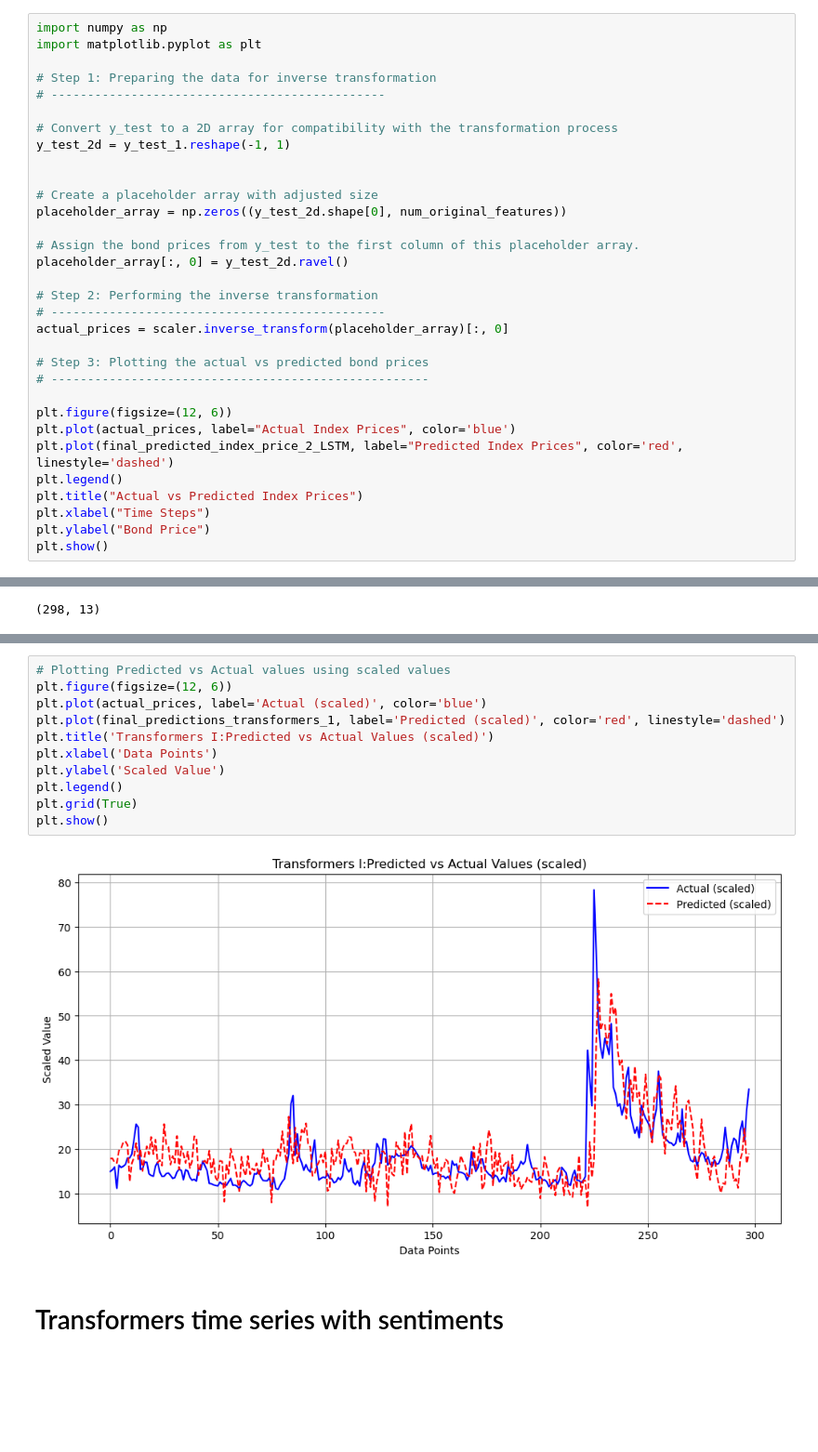
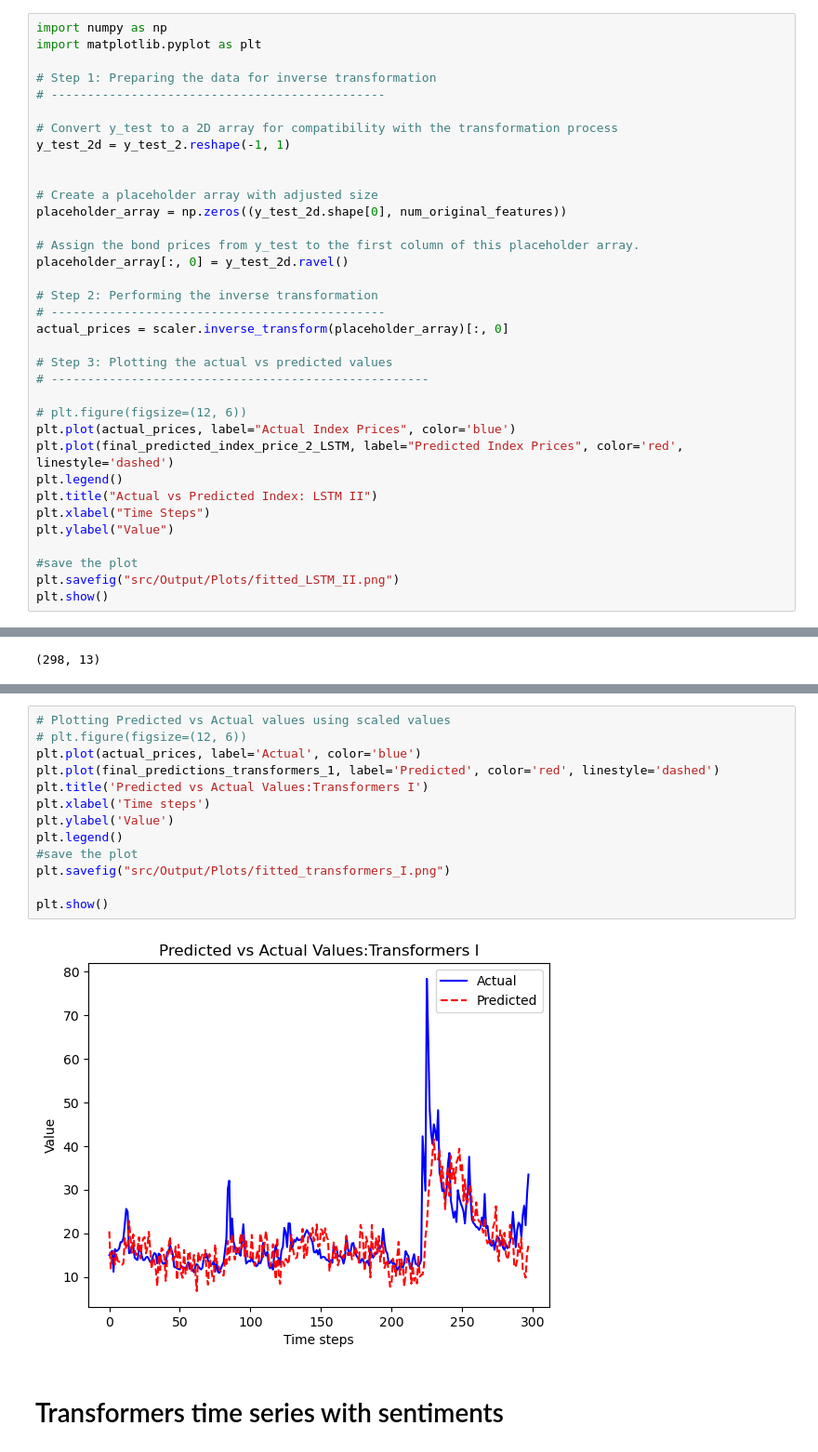
Before and after one commit to OzodbekOzodov/ecb-speeches, a Jupyter notebook: Project_main.ipynb, the cells around one changed output, grey strips where cells are left out. Shown at 93% size. Cells and saved outputs as stored; diff of their text form; blank space fills up the shorter version.

```diff
--- a/Project_main.ipynb
+++ b/Project_main.ipynb
@@ -1342,7 +1366,7 @@ import matplotlib.pyplot as plt
 # ----------------------------------------------
 
 # Convert y_test to a 2D array for compatibility with the transformation process
-y_test_2d = y_test_1.reshape(-1, 1)
+y_test_2d = y_test_2.reshape(-1, 1)
 
 
 # Create a placeholder array with adjusted size
@@ -1355,15 +1379,18 @@ placeholder_array[:, 0] = y_test_2d.ravel()
 # ----------------------------------------------
 actual_prices = scaler.inverse_transform(placeholder_array)[:, 0]
 
-# Step 3: Plotting the actual vs predicted bond prices
+# Step 3: Plotting the actual vs predicted values
 # ----------------------------------------------------
 
-plt.figure(figsize=(12, 6))
+# plt.figure(figsize=(12, 6))
 plt.plot(actual_prices, label="Actual Index Prices", color='blue')
 plt.plot(final_predicted_index_price_2_LSTM, label="Predicted Index Prices", color='red', linestyle='dashed')
 plt.legend()
-plt.title("Actual vs Predicted Index Prices")
+plt.title("Actual vs Predicted Index: LSTM II")
 plt.xlabel("Time Steps")
-plt.ylabel("Bond Price")
+plt.ylabel("Value")
+
+#save the plot
+plt.savefig("src/Output/Plots/fitted_LSTM_II.png")
 plt.show()
 # %% [output]
@@ -1755,16 +1788,18 @@ Root Mean Squared Error (RMSE): 0.2943931888435157
 # %%
 # Plotting Predicted vs Actual values using scaled values
-plt.figure(figsize=(12, 6))
-plt.plot(actual_prices, label='Actual (scaled)', color='blue')
-plt.plot(final_predictions_transformers_1, label='Predicted (scaled)', color='red', linestyle='dashed')
-plt.title('Transformers I:Predicted vs Actual Values (scaled)')
-plt.xlabel('Data Points')
-plt.ylabel('Scaled Value')
+# plt.figure(figsize=(12, 6))
+plt.plot(actual_prices, label='Actual', color='blue')
+plt.plot(final_predictions_transformers_1, label='Predicted', color='red', linestyle='dashed')
+plt.title('Predicted vs Actual Values:Transformers I')
+plt.xlabel('Time steps')
+plt.ylabel('Value')
 plt.legend()
-plt.grid(True)
+#save the plot
+plt.savefig("src/Output/Plots/fitted_transformers_I.png")
+
 plt.show()
 # %% [output]
-[figure, old version]
+[figure, new version]
 # %% [markdown]
 # Transformers time series with sentiments
 # %%
```
Also changed, not shown: parts of 56 cells of this notebook, 15 other files.
